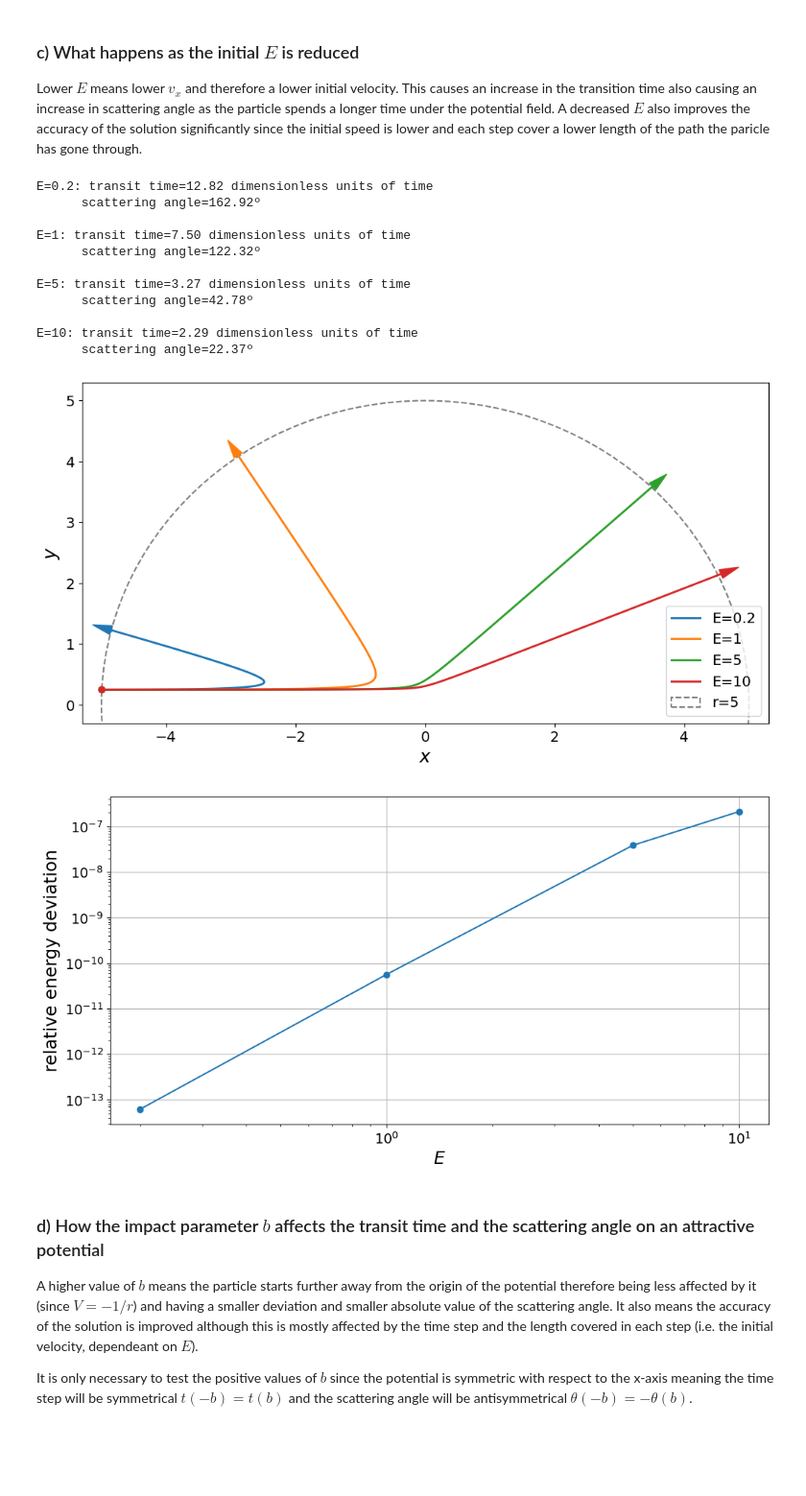
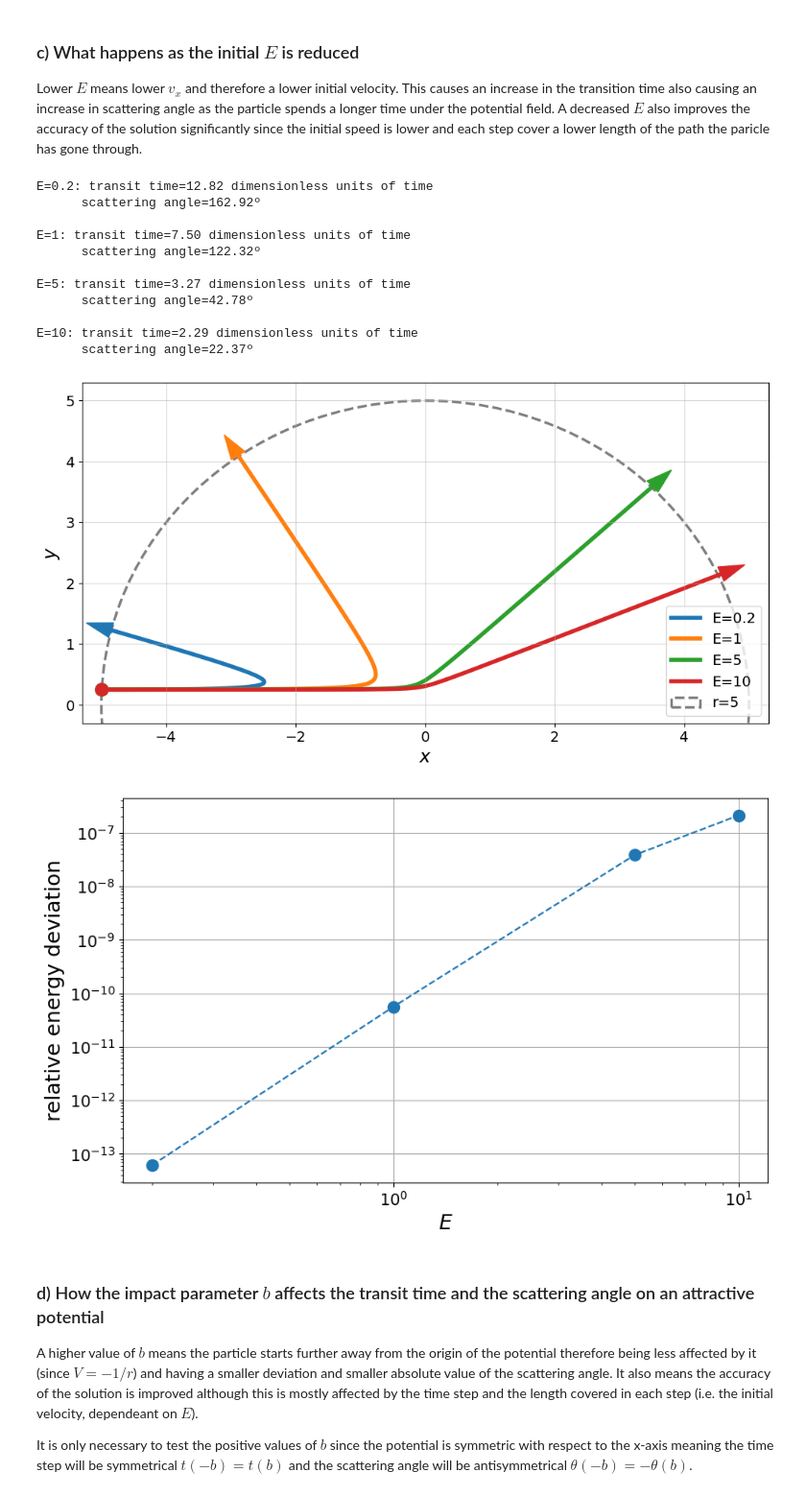
Before and after one commit to javirgv/Computational-Scattering-Experiment, a Jupyter notebook: JaviRoca_ComputationalScattering.ipynb, the cells around one changed output. Shown at 96% size. Saved outputs shown, nothing was run; the diff lists cells and outputs as text; code cells hidden in the pictures; blank space fills up the shorter version.

```diff
--- a/JaviRoca_ComputationalScattering.ipynb
+++ b/JaviRoca_ComputationalScattering.ipynb
@@ -154,40 +158,44 @@ for E, color in zip(E_values, colors):
     scattering_angle = np.arctan2(data[-1,3], data[-1,2])
     print(f"E={E}: transit time={transit_time:.2f} dimensionless units of time\n      scattering angle={np.degrees(scattering_angle):.2f}º\n")
 
     # Plot scattering
-    plt.plot(data[:,0], data[:,1], color=color, zorder=1, linewidth=2, label=f'E={E}')
-    plt.scatter(data[0,0], data[0,1], color=color)
-    plt.arrow(data[-1,0], data[-1,1], 0.001*data[-1,2], 0.001*data[-1,3], head_width=0.15, head_length=0.3, color=color)
+    plt.plot(data[:,0], data[:,1], color=color, zorder=1, linewidth=4, label=f'E={E}')
+    plt.scatter(data[0,0], data[0,1], color=color, s=150)
+    plt.arrow(data[-1,0], data[-1,1], 0.001*data[-1,2], 0.001*data[-1,3], head_width=0.25, head_length=0.4, color=color)
 
-circle = plt.Circle((0,0), 5, fill=False, color='k', linestyle='--', linewidth=1.5, alpha=0.5, zorder=0, label='r=5')
+circle = plt.Circle((0,0), 5, fill=False, color='k', linestyle='--', linewidth=2.5, alpha=0.5, zorder=0, label='r=5')
 plt.gca().add_artist(circle)
 plt.xlabel('$x$')
 plt.ylabel('$y$')
 plt.xlim(-5.3,5.3)
 plt.ylim(-0.3,5.3)
 plt.legend(loc='lower right')
+plt.grid(alpha=0.5)
+plt.savefig("E_values.jpg", dpi=300, bbox_inches='tight')
 plt.show()
 
 # Plot the accuracy of the solution
-plt.loglog(E_values, energy_errors, marker='o')
+plt.figure(figsize=(10,6))
+plt.loglog(E_values, energy_errors, 'o--', ms=10)
 plt.xlabel('$E$')
 plt.ylabel('relative energy deviation')
 plt.grid()
+plt.savefig("accuracy_solution_E.jpg", dpi=300, bbox_inches='tight')
 plt.show()
 # %% [output]
 E=0.2: transit time=12.82 dimensionless units of time
       scattering angle=162.92º
 
 E=1: transit time=7.50 dimensionless units of time
       scattering angle=122.32º
 
 E=5: transit time=3.27 dimensionless units of time
       scattering angle=42.78º
 
 E=10: transit time=2.29 dimensionless units of time
       scattering angle=22.37º
-[figure, old version]
+[figure, new version]
-[figure, old version]
+[figure, new version]
 # %% [markdown]
 ### d) How the impact parameter $b$ affects the transit time and the scattering angle on an attractive potential
 
```
Also changed, not shown: parts of 8 cells of this notebook, 16 other files.
